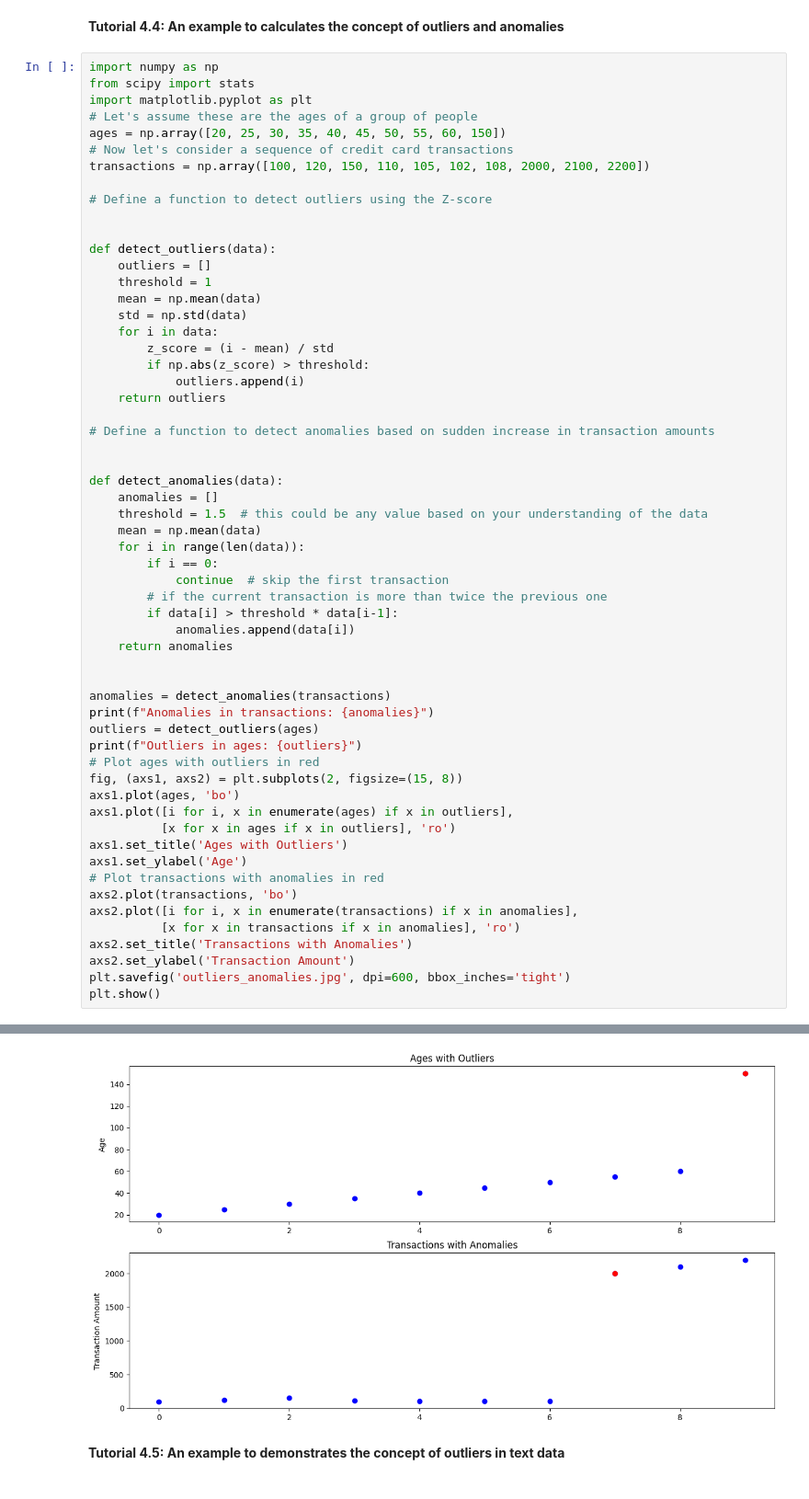
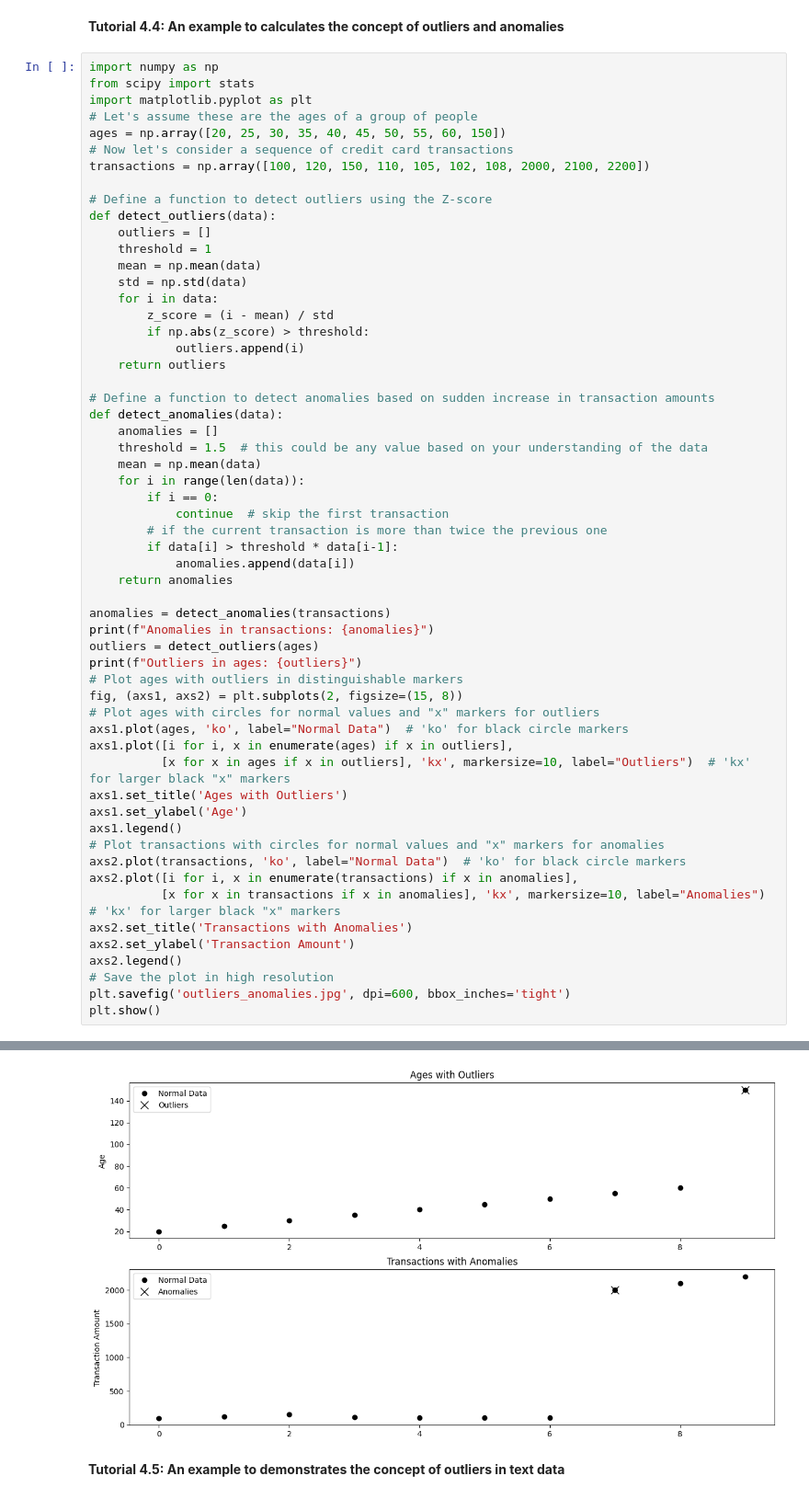
Before and after one commit to bpbpublications/Statistics-for-Data-Scientists-and-Analysts, a Jupyter notebook: notebooks/chapter4/chapter4.ipynb, the cells around one changed output, grey strips where cells are left out. Shown at 92% size. Drawn from its saved outputs; the diff is of its cells as text.

```diff
--- a/notebooks/chapter4/chapter4.ipynb
+++ b/notebooks/chapter4/chapter4.ipynb
@@ -66,8 +66,6 @@ ages = np.array([20, 25, 30, 35, 40, 45, 50, 55, 60, 150])
 transactions = np.array([100, 120, 150, 110, 105, 102, 108, 2000, 2100, 2200])
 
 # Define a function to detect outliers using the Z-score
-
-
 def detect_outliers(data):
     outliers = []
     threshold = 1
@@ -80,8 +78,6 @@ def detect_outliers(data):
     return outliers
 
 # Define a function to detect anomalies based on sudden increase in transaction amounts
-
-
 def detect_anomalies(data):
     anomalies = []
     threshold = 1.5  # this could be any value based on your understanding of the data
@@ -94,24 +90,27 @@ def detect_anomalies(data):
             anomalies.append(data[i])
     return anomalies
 
-
 anomalies = detect_anomalies(transactions)
 print(f"Anomalies in transactions: {anomalies}")
 outliers = detect_outliers(ages)
 print(f"Outliers in ages: {outliers}")
-# Plot ages with outliers in red
+# Plot ages with outliers in distinguishable markers
 fig, (axs1, axs2) = plt.subplots(2, figsize=(15, 8))
-axs1.plot(ages, 'bo')
+# Plot ages with circles for normal values and "x" markers for outliers
+axs1.plot(ages, 'ko', label="Normal Data")  # 'ko' for black circle markers
 axs1.plot([i for i, x in enumerate(ages) if x in outliers],
-          [x for x in ages if x in outliers], 'ro')
+          [x for x in ages if x in outliers], 'kx', markersize=10, label="Outliers")  # 'kx' for larger black "x" markers
 axs1.set_title('Ages with Outliers')
 axs1.set_ylabel('Age')
-# Plot transactions with anomalies in red
-axs2.plot(transactions, 'bo')
+axs1.legend()
+# Plot transactions with circles for normal values and "x" markers for anomalies
+axs2.plot(transactions, 'ko', label="Normal Data")  # 'ko' for black circle markers
 axs2.plot([i for i, x in enumerate(transactions) if x in anomalies],
-          [x for x in transactions if x in anomalies], 'ro')
+          [x for x in transactions if x in anomalies], 'kx', markersize=10, label="Anomalies")  # 'kx' for larger black "x" markers
 axs2.set_title('Transactions with Anomalies')
 axs2.set_ylabel('Transaction Amount')
+axs2.legend()
+# Save the plot in high resolution
 plt.savefig('outliers_anomalies.jpg', dpi=600, bbox_inches='tight')
 plt.show()
 # %% [output]
@@ -120,4 +119,4 @@ Outliers in ages: [150]
-[figure, old version]
+[figure, new version]
 # %% [markdown]
 **Tutorial 4.5: An example to demonstrates the concept of outliers in text data**
 # %%
```
Also changed, not shown: parts of 1 cell of this notebook, 5 other files.
